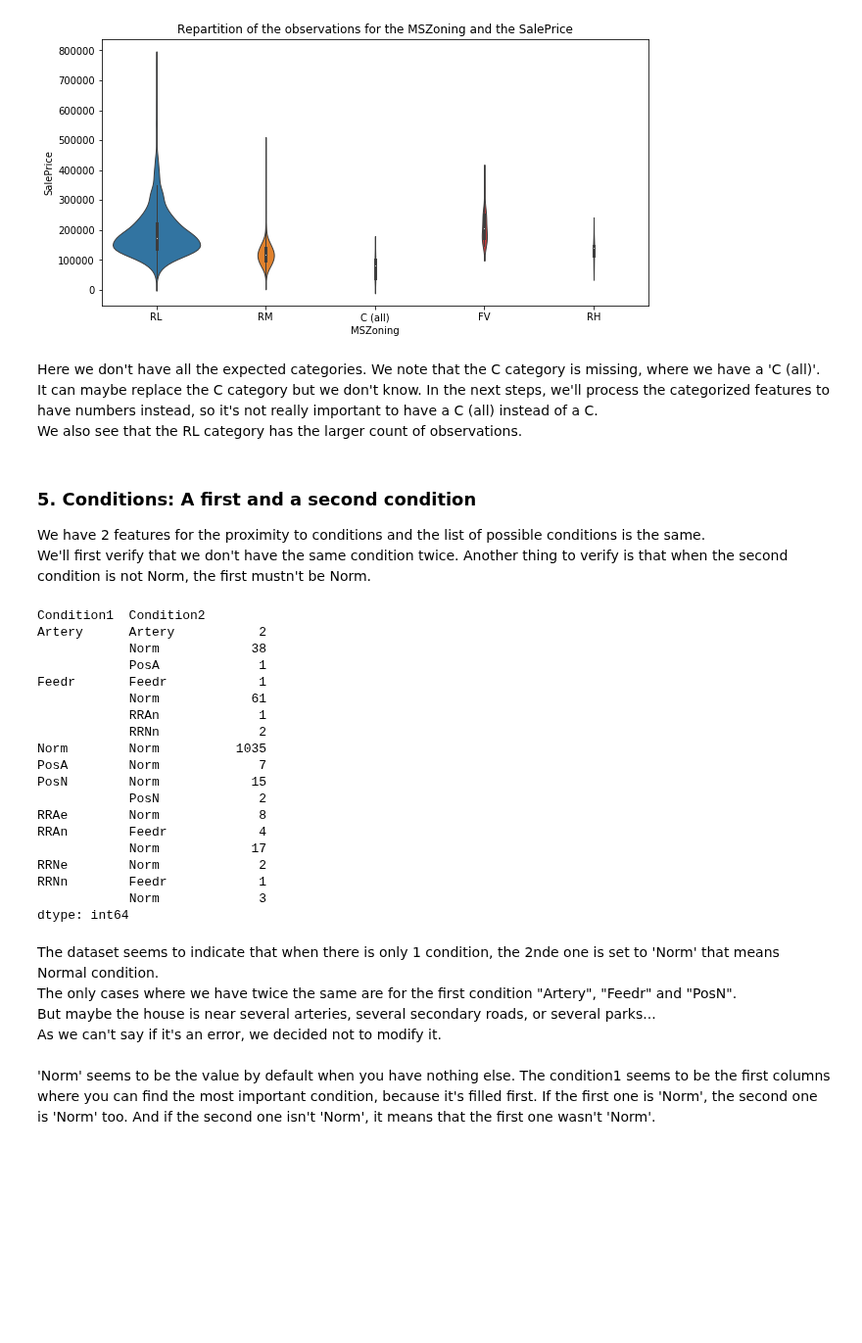
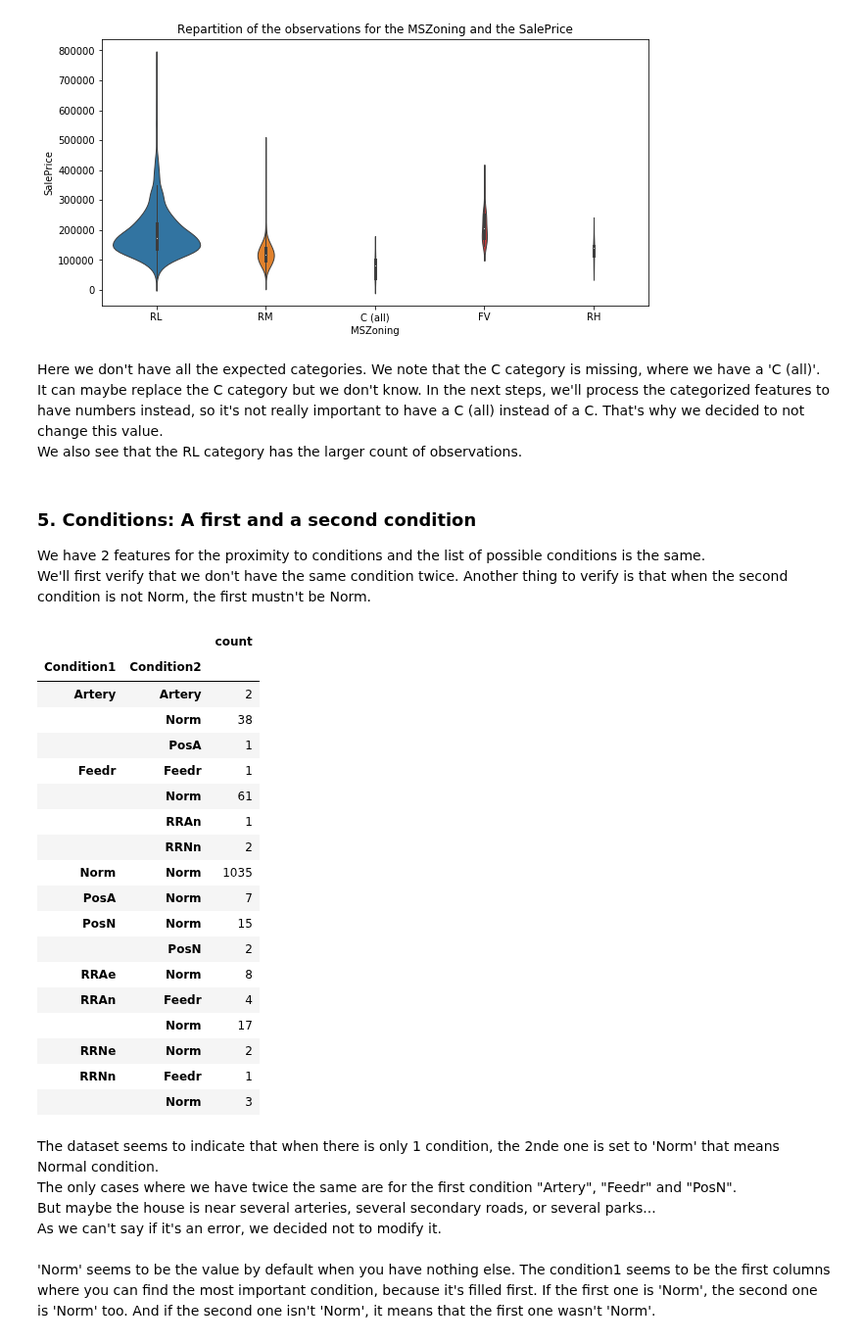
Before and after one commit to Gadiben/AML2018, a Jupyter notebook: Notebooks/challenges/Propre-DataStats.ipynb, the cells around one changed output. Shown at 98% size. Saved outputs shown, nothing was run; the diff lists cells and outputs as text; code cells hidden in the pictures; blank space fills up the shorter version.

```diff
--- a/Notebooks/challenges/Propre-DataStats.ipynb
+++ b/Notebooks/challenges/Propre-DataStats.ipynb
@@ -383,7 +389,7 @@ plt.show()
 # %% [output]
 [figure]
 # %% [markdown]
-Here we don't have all the expected categories. We note that the C category is missing, where we have a 'C (all)'. It can maybe replace the C category but we don't know. In the next steps, we'll process the categorized features to have numbers instead, so it's not really important to have a C (all) instead of a C.
+Here we don't have all the expected categories. We note that the C category is missing, where we have a 'C (all)'. It can maybe replace the C category but we don't know. In the next steps, we'll process the categorized features to have numbers instead, so it's not really important to have a C (all) instead of a C. That's why we decided to not change this value.
 <br>
 We also see that the RL category has the larger count of observations.
 # %% [markdown]
@@ -393,27 +399,27 @@ We have 2 features for the proximity to conditions and the list of possible cond
 <br>
 We'll first verify that we don't have the same condition twice. Another thing to verify is that when the second condition is not Norm, the first mustn't be Norm.
 # %%
-print(pdAllData_Categ.groupby(['Condition1', 'Condition2']).size())
+pd.DataFrame(pdAllData_Categ.groupby(['Condition1', 'Condition2']).size(), columns=['count'])
 # %% [output]
-Condition1  Condition2
-Artery      Artery           2
-            Norm            38
-            PosA             1
-Feedr       Feedr            1
-            Norm            61
-            RRAn             1
-            RRNn             2
-Norm        Norm          1035
-PosA        Norm             7
-PosN        Norm            15
-            PosN             2
-RRAe        Norm             8
-RRAn        Feedr            4
-            Norm            17
-RRNe        Norm             2
-RRNn        Feedr            1
-            Norm             3
-dtype: int64
+|  |  | count |
+| Condition1 | Condition2 |  |
+| Artery | Artery | 2 |
+|  | Norm | 38 |
+|  | PosA | 1 |
+| Feedr | Feedr | 1 |
+|  | Norm | 61 |
+|  | RRAn | 1 |
+|  | RRNn | 2 |
+| Norm | Norm | 1035 |
+| PosA | Norm | 7 |
+| PosN | Norm | 15 |
+|  | PosN | 2 |
+| RRAe | Norm | 8 |
+| RRAn | Feedr | 4 |
+|  | Norm | 17 |
+| RRNe | Norm | 2 |
+| RRNn | Feedr | 1 |
+|  | Norm | 3 |
 # %% [markdown]
 The dataset seems to indicate that when there is only 1 condition, the 2nde one is set to 'Norm' that means Normal condition.
 <br>
```
Also changed, not shown: parts of 16 cells of this notebook.
